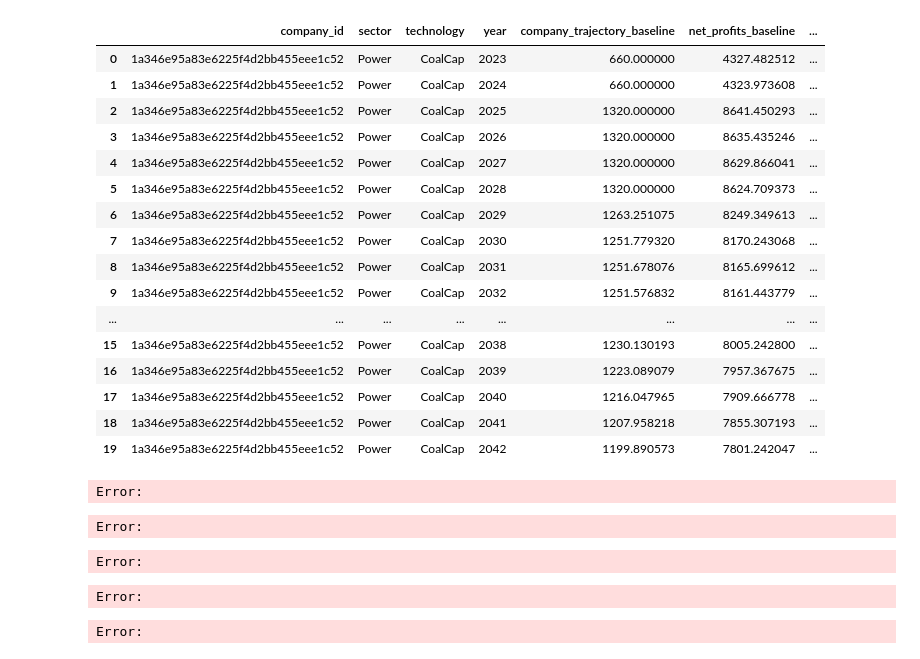
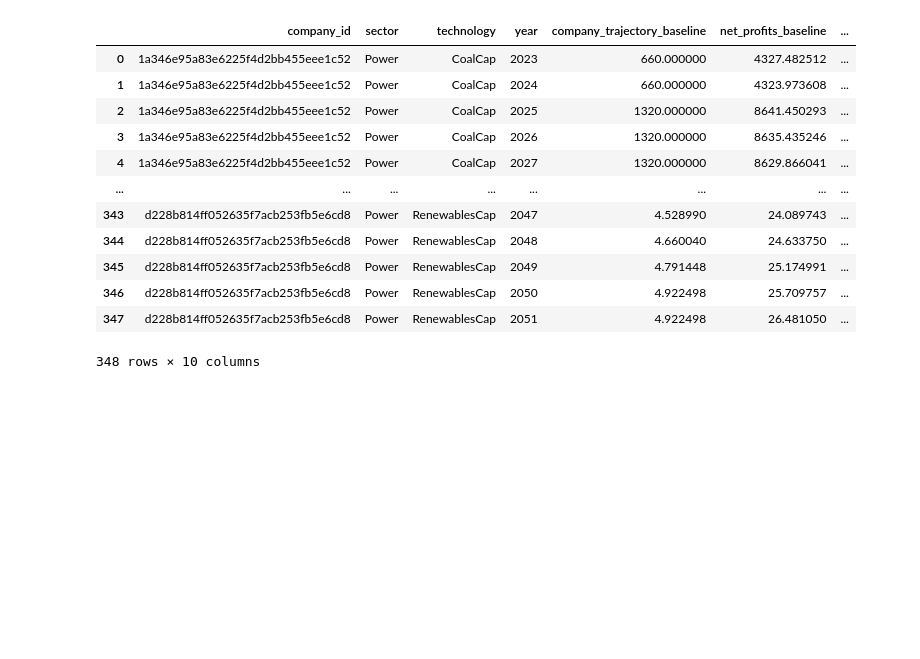
Before and after one commit to Theia-Finance-Labs/altr-model, a Jupyter notebook: notebooks/run_trisk.ipynb, the cells around one changed output. Saved outputs shown, nothing was run; the diff lists cells and outputs as text; code cells hidden in the pictures; blank space fills up the shorter version.

```diff
--- a/notebooks/run_trisk.ipynb
+++ b/notebooks/run_trisk.ipynb
@@ -103,27 +92,18 @@ with KedroSession.create(
 # %%
-trajectories = pd.read_excel("data/08_reporting/companies_net_profits.xlsx")
-trajectories.head(20)
+company_trajectories = pd.read_excel("data/08_reporting/companies_net_profits.xlsx")
+company_trajectories
 # %% [output]
 [interactive output not drawn]
 |  | company_id | sector | technology | year | company_trajectory_baseline | net_profits_baseline | ... |
 | 0 | 1a346e95a83e6225f4d2bb455eee1c52 | Power | CoalCap | 2023 | 660.000000 | 4327.482512 | ... |
 | 1 | 1a346e95a83e6225f4d2bb455eee1c52 | Power | CoalCap | 2024 | 660.000000 | 4323.973608 | ... |
 | 2 | 1a346e95a83e6225f4d2bb455eee1c52 | Power | CoalCap | 2025 | 1320.000000 | 8641.450293 | ... |
 | 3 | 1a346e95a83e6225f4d2bb455eee1c52 | Power | CoalCap | 2026 | 1320.000000 | 8635.435246 | ... |
 | 4 | 1a346e95a83e6225f4d2bb455eee1c52 | Power | CoalCap | 2027 | 1320.000000 | 8629.866041 | ... |
-| 5 | 1a346e95a83e6225f4d2bb455eee1c52 | Power | CoalCap | 2028 | 1320.000000 | 8624.709373 | ... |
-| 6 | 1a346e95a83e6225f4d2bb455eee1c52 | Power | CoalCap | 2029 | 1263.251075 | 8249.349613 | ... |
-| 7 | 1a346e95a83e6225f4d2bb455eee1c52 | Power | CoalCap | 2030 | 1251.779320 | 8170.243068 | ... |
-| 8 | 1a346e95a83e6225f4d2bb455eee1c52 | Power | CoalCap | 2031 | 1251.678076 | 8165.699612 | ... |
-| 9 | 1a346e95a83e6225f4d2bb455eee1c52 | Power | CoalCap | 2032 | 1251.576832 | 8161.443779 | ... |
 | ... | ... | ... | ... | ... | ... | ... | ... |
-| 15 | 1a346e95a83e6225f4d2bb455eee1c52 | Power | CoalCap | 2038 | 1230.130193 | 8005.242800 | ... |
-| 16 | 1a346e95a83e6225f4d2bb455eee1c52 | Power | CoalCap | 2039 | 1223.089079 | 7957.367675 | ... |
-| 17 | 1a346e95a83e6225f4d2bb455eee1c52 | Power | CoalCap | 2040 | 1216.047965 | 7909.666778 | ... |
-| 18 | 1a346e95a83e6225f4d2bb455eee1c52 | Power | CoalCap | 2041 | 1207.958218 | 7855.307193 | ... |
-| 19 | 1a346e95a83e6225f4d2bb455eee1c52 | Power | CoalCap | 2042 | 1199.890573 | 7801.242047 | ... |
+| 343 | d228b814ff052635f7acb253fb5e6cd8 | Power | RenewablesCap | 2047 | 4.528990 | 24.089743 | ... |
+| 344 | d228b814ff052635f7acb253fb5e6cd8 | Power | RenewablesCap | 2048 | 4.660040 | 24.633750 | ... |
+| 345 | d228b814ff052635f7acb253fb5e6cd8 | Power | RenewablesCap | 2049 | 4.791448 | 25.174991 | ... |
+| 346 | d228b814ff052635f7acb253fb5e6cd8 | Power | RenewablesCap | 2050 | 4.922498 | 25.709757 | ... |
+| 347 | d228b814ff052635f7acb253fb5e6cd8 | Power | RenewablesCap | 2051 | 4.922498 | 26.481050 | ... |
-Error:
+348 rows × 10 columns
-Error:
-Error:
-Error:
-Error:
```
Also changed, not shown: parts of 7 cells of this notebook, 2 other files.
